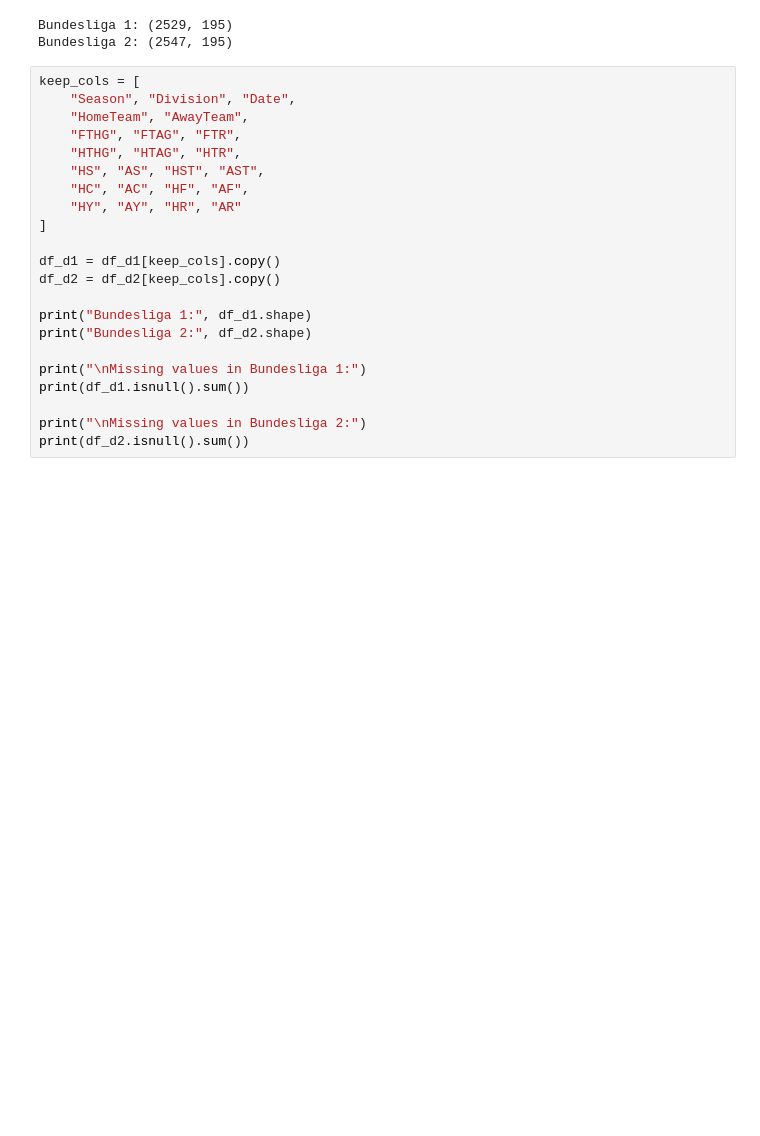
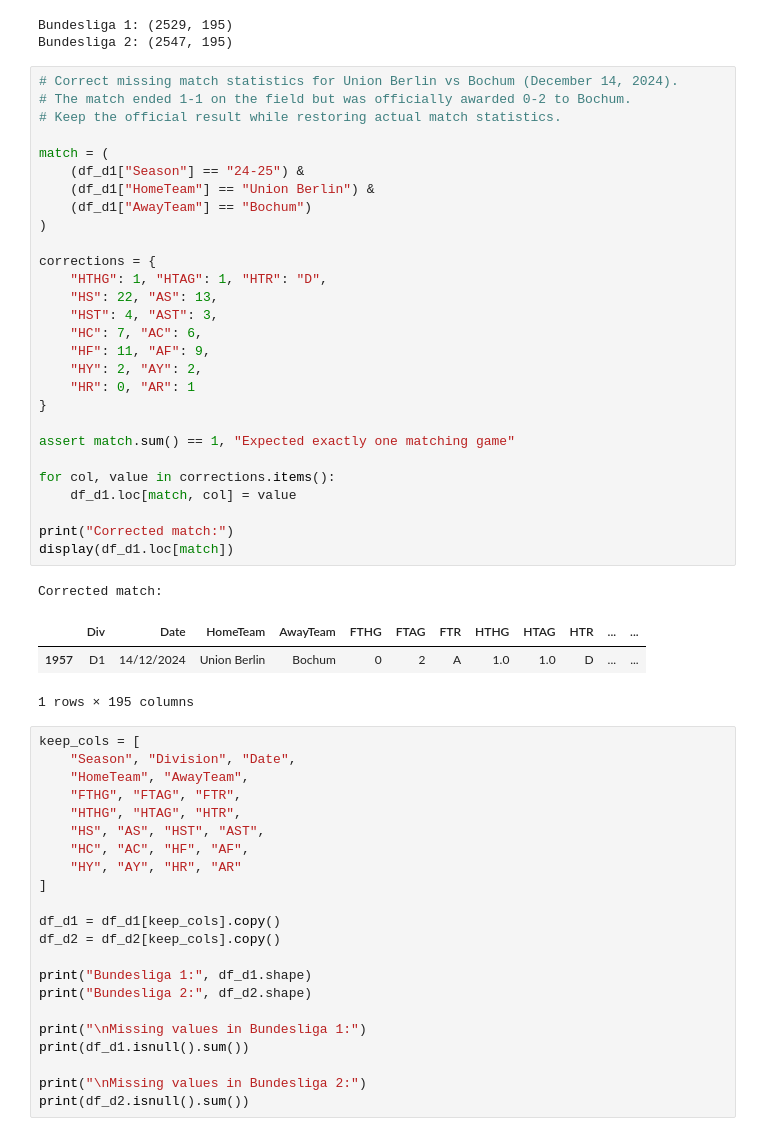
Before and after one commit to Kyle4646/CSE4705_FinalProject, a Jupyter notebook: dataclean.ipynb, the cells around one changed output. Drawn from its saved outputs; the diff is of its cells as text; blank space fills up the shorter version.

```diff
--- a/dataclean.ipynb
+++ b/dataclean.ipynb
@@ -45,6 +45,39 @@ print("Bundesliga 2:", df_d2.shape)
 # %% [output]
 Bundesliga 1: (2529, 195)
 Bundesliga 2: (2547, 195)
+# %%
+# Correct missing match statistics for Union Berlin vs Bochum (December 14, 2024).
+# The match ended 1-1 on the field but was officially awarded 0-2 to Bochum.
+# Keep the official result while restoring actual match statistics.
+
+match = (
+    (df_d1["Season"] == "24-25") &
+    (df_d1["HomeTeam"] == "Union Berlin") &
+    (df_d1["AwayTeam"] == "Bochum")
+)
+
+corrections = {
+    "HTHG": 1, "HTAG": 1, "HTR": "D",
+    "HS": 22, "AS": 13,
+    "HST": 4, "AST": 3,
+    "HC": 7, "AC": 6,
+    "HF": 11, "AF": 9,
+    "HY": 2, "AY": 2,
+    "HR": 0, "AR": 1
+}
+
+assert match.sum() == 1, "Expected exactly one matching game"
+
+for col, value in corrections.items():
+    df_d1.loc[match, col] = value
+
+print("Corrected match:")
+display(df_d1.loc[match])
+# %% [output]
+Corrected match:
+|  | Div | Date | HomeTeam | AwayTeam | FTHG | FTAG | FTR | HTHG | HTAG | HTR | ... | ... |
+| 1957 | D1 | 14/12/2024 | Union Berlin | Bochum | 0 | 2 | A | 1.0 | 1.0 | D | ... | ... |
+1 rows × 195 columns
 # %%
 keep_cols = [
     "Season", "Division", "Date",
```
Also changed, not shown: parts of 8 cells of this notebook.
